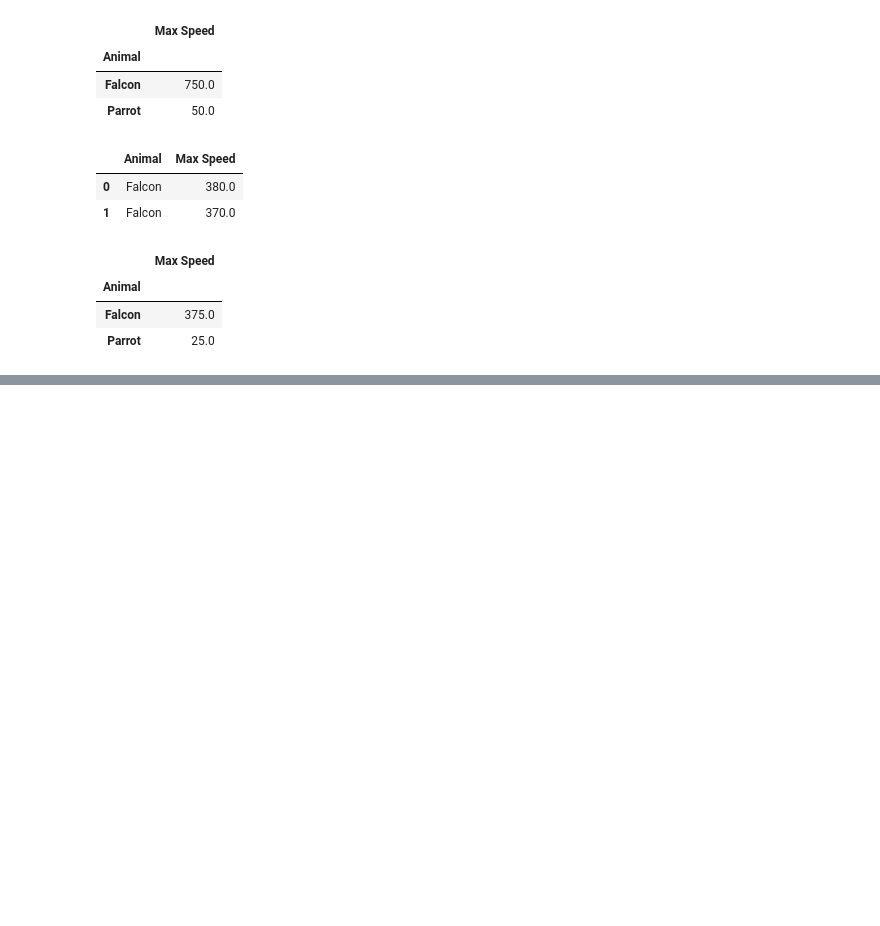
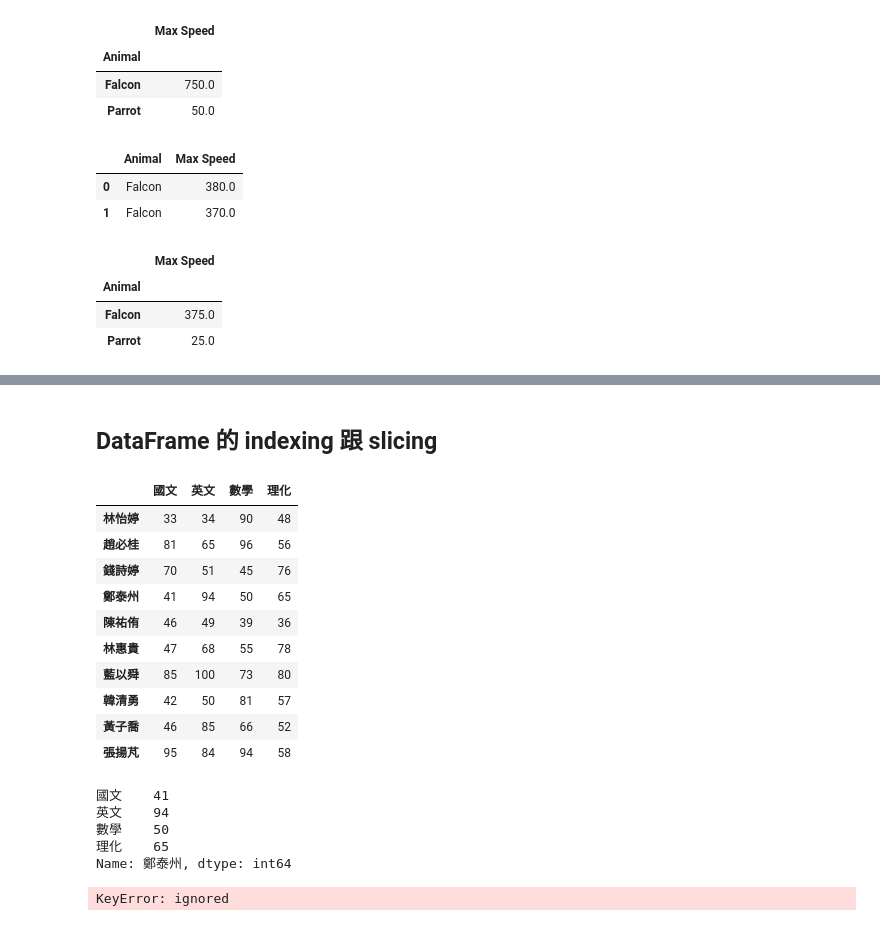
Before and after one commit to mccoy0928/20220702-Python, a Jupyter notebook: DataFrame簡單操作.ipynb, the cells around one changed output, grey strips where cells are left out. Cells and saved outputs as stored; diff of their text form; code cells hidden in the pictures; blank space fills up the shorter version.

```diff
--- a/DataFrame簡單操作.ipynb
+++ b/DataFrame簡單操作.ipynb
@@ -300,0 +311,36 @@ groups.mean()
+# %% [markdown]
+## DataFrame 的 indexing 跟 slicing
+# %%
+data = np.random.randint(30, 101, (10, 4))
+# %%
+df = pd.DataFrame(data)
+# %%
+df.columns = ['國文','英文','數學','理化']
+# %%
+df.index = ["林怡婷","趙必桂","錢詩婷","鄭泰州","陳祐侑","林惠貴","藍以舜","韓清勇","黃子喬","張揚芃"]
+# %%
+df
+# %% [output]
+|  | 國文 | 英文 | 數學 | 理化 |
+| 林怡婷 | 33 | 34 | 90 | 48 |
+| 趙必桂 | 81 | 65 | 96 | 56 |
+| 錢詩婷 | 70 | 51 | 45 | 76 |
+| 鄭泰州 | 41 | 94 | 50 | 65 |
+| 陳祐侑 | 46 | 49 | 39 | 36 |
+| 林惠貴 | 47 | 68 | 55 | 78 |
+| 藍以舜 | 85 | 100 | 73 | 80 |
+| 韓清勇 | 42 | 50 | 81 | 57 |
+| 黃子喬 | 46 | 85 | 66 | 52 |
+| 張揚芃 | 95 | 84 | 94 | 58 |
+# %%
+df.loc['鄭泰州']
+# %% [output]
+國文    41
+英文    94
+數學    50
+理化    65
+Name: 鄭泰州, dtype: int64
+# %%
+df['鄭泰州']
+# %% [output]
+KeyError: ignored
```
Also changed, not shown: parts of 6 cells of this notebook.
